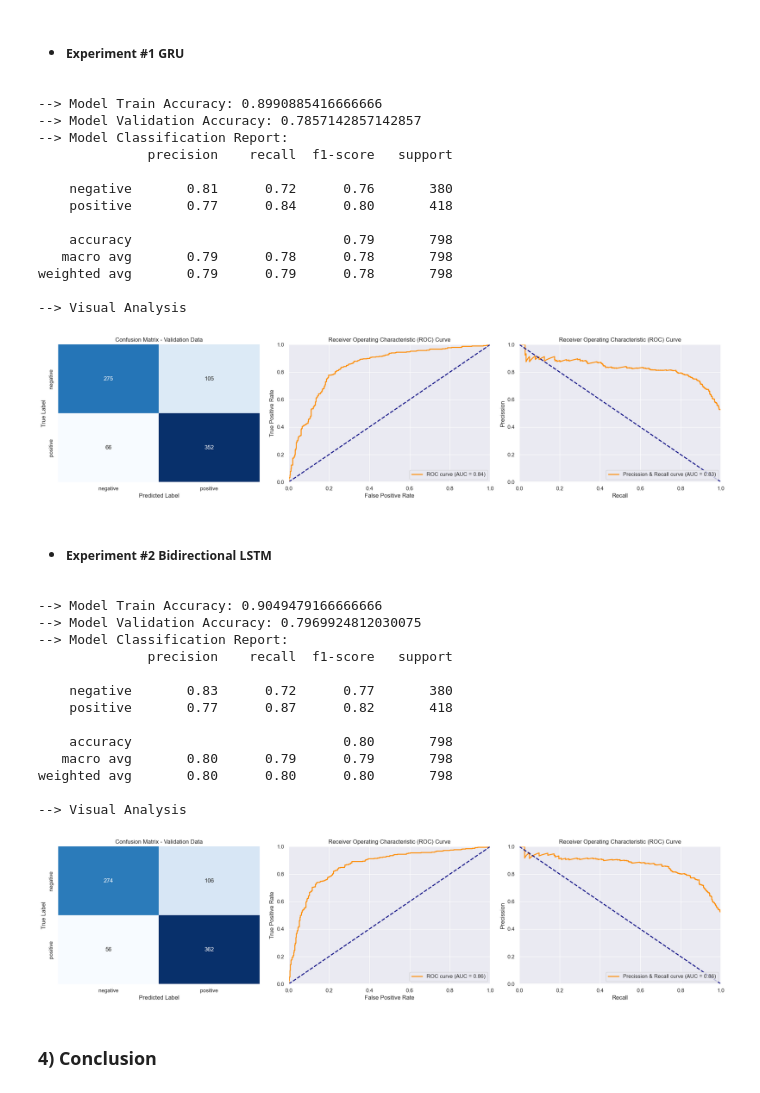
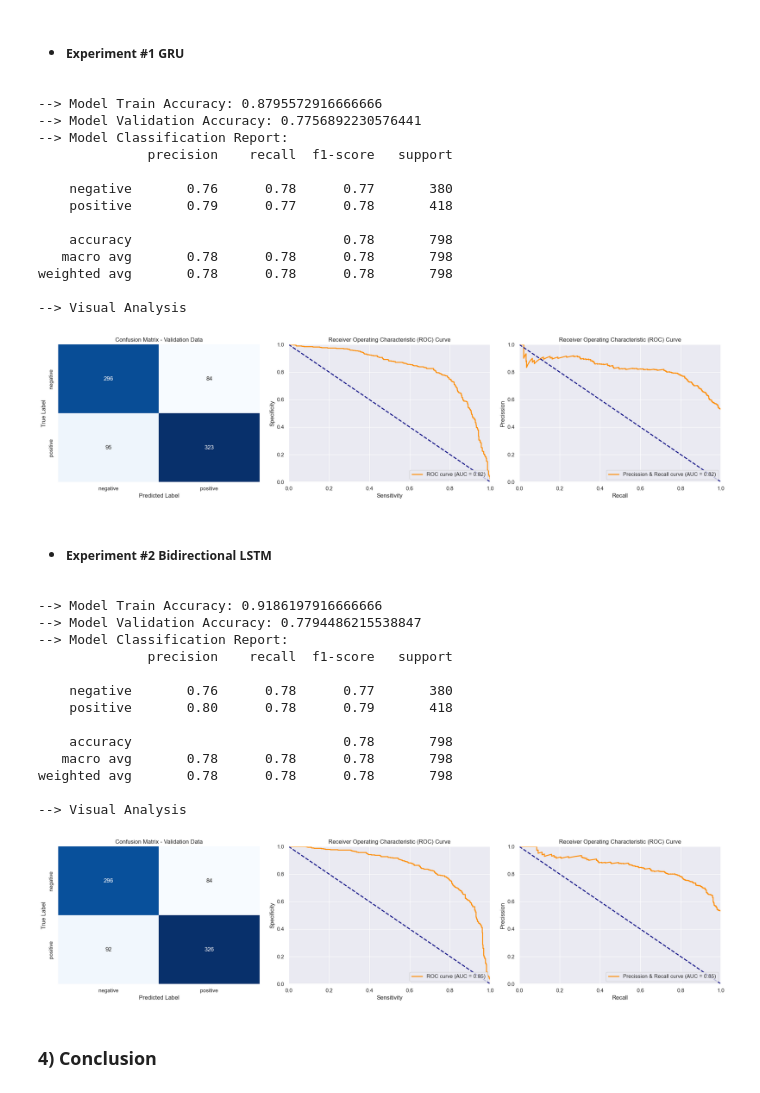
Before and after one commit to jquinatoa/Jquinatoa_Portfolio, a Jupyter notebook: RNN - Sentiment Analysis/sentiment_analysis.ipynb, the cells around one changed output. Cells and saved outputs as stored; diff of their text form; code cells hidden in the pictures.

```diff
--- a/RNN - Sentiment Analysis/sentiment_analysis.ipynb
+++ b/RNN - Sentiment Analysis/sentiment_analysis.ipynb
@@ -513,13 +549,13 @@ model_bilstm.compile(loss='binary_crossentropy', optimizer=Nadam(learning_rate=0
 model_bilstm.summary()
 
 # Define callbacks
-checkpoint_callback = tf.keras.callbacks.ModelCheckpoint(filepath='models/bilstm_model.h5.h5',
+checkpoint_callback_bilstm = tf.keras.callbacks.ModelCheckpoint(filepath='models/bilstm_model.h5',
                                                          save_best_only=True,
                                                          monitor='accuracy',
                                                          mode='max',
                                                          verbose=1)
 
-early_stopping_callback = tf.keras.callbacks.EarlyStopping(monitor='val_loss',
+early_stopping_callback_bilstm = tf.keras.callbacks.EarlyStopping(monitor='val_loss',
                                                           patience=3,
                                                           restore_best_weights=True,
                                                           verbose=1)
@@ -529,5 +565,5 @@ history_bilstm_m = model_bilstm.fit(X_train,
                             batch_size= 1,
                             validation_data=(X_validation, validation_data_labels),
                             epochs = 100,
-                            callbacks=[checkpoint_callback, early_stopping_callback])
+                            callbacks=[checkpoint_callback_bilstm, early_stopping_callback_bilstm])
 # %% [output]
@@ -575,12 +615,12 @@ def visual_analysis(model, data_text, data_labels, data_set, threshold = 0.5):
     plt.subplot(1, 3, 2)
     fpr, tpr, _ = roc_curve(data_labels, predicted_labels)
     roc_auc = auc(fpr, tpr)
-    plt.plot(fpr, tpr, color='darkorange', lw=2, label=f'ROC curve (AUC = {roc_auc:.2f})')
-    plt.plot([0, 1], [0, 1], color='navy', lw=2, linestyle='--')
+    plt.plot(tpr, 1 - fpr, color='darkorange', lw=2, label=f'ROC curve (AUC = {roc_auc:.2f})')
+    plt.plot([1, 0], [0, 1], color='navy', lw=2, linestyle='--')
     plt.xlim([0.0, 1.0])
     plt.ylim([0.0, 1.0])
-    plt.xlabel('False Positive Rate')
-    plt.ylabel('True Positive Rate')
+    plt.xlabel('Sensitivity')
+    plt.ylabel('Specificity')
     plt.title('Receiver Operating Characteristic (ROC) Curve')
     plt.legend(loc='lower right')
 
@@ -604,64 +644,67 @@ def visual_analysis(model, data_text, data_labels, data_set, threshold = 0.5):
 def predictions(model, data_text, threshold):
     # Convert predictions to binary labels (0 or 1)
     predicted_labels = model.predict(data_text, verbose=0).flatten()
-    predicted_labels_binary = [1 if label > threshold else 0 for label in predicted_labels]
-    return predicted_labels_binary
+    predicted_labels_binary = (predicted_labels > threshold).astype('int')
+    return np.array(predicted_labels_binary)
 # %% [markdown]
 * ##### Experiment #1 GRU
 # %%
+threshold = 0.5
 # Calculate accuracy
-accuracy = accuracy_score(train_data_labels, predictions(model_gru, X_train, 0.44))
+accuracy = accuracy_score(train_data_labels, predictions(model_gru, X_train, threshold))
 print(f"--> Model Train Accuracy: {accuracy}")
-accuracy = accuracy_score(validation_data_labels, predictions(model_gru, X_validation, 0.44))
+accuracy = accuracy_score(validation_data_labels, predictions(model_gru, X_validation, threshold))
 print(f"--> Model Validation Accuracy: {accuracy}")
-class_report = classification_report(validation_data_labels, predictions(model_gru, X_validation, 0.44), target_names=['negative', 'positive'])
+class_report = classification_report(validation_data_labels, predictions(model_gru, X_validation, threshold), target_names=['negative', 'positive'])
 print(f"--> Model Classification Report: \n{class_report}")
 
 print('--> Visual Analysis')
-visual_analysis(model_gru, X_validation, validation_data_labels, 'Validation', 0.44)
+visual_analysis(model_gru, X_validation, validation_data_labels, 'Validation', threshold)
 # %% [output]
---> Model Train Accuracy: 0.8990885416666666
---> Model Validation Accuracy: 0.7857142857142857
+--> Model Train Accuracy: 0.8795572916666666
+--> Model Validation Accuracy: 0.7756892230576441
 --> Model Classification Report:
               precision    recall  f1-score   support
 
-    negative       0.81      0.72      0.76       380
-    positive       0.77      0.84      0.80       418
+    negative       0.76      0.78      0.77       380
+    positive       0.79      0.77      0.78       418
 
-    accuracy                           0.79       798
-   macro avg       0.79      0.78      0.78       798
-weighted avg       0.79      0.79      0.78       798
+    accuracy                           0.78       798
+   macro avg       0.78      0.78      0.78       798
+weighted avg       0.78      0.78      0.78       798
 
 --> Visual Analysis
-[figure, old version]
+[figure, new version]
 # %% [markdown]
 * ##### Experiment #2 Bidirectional LSTM
 # %%
+threshold = 0.36
+
 # Calculate accuracy
-accuracy = accuracy_score(train_data_labels, predictions(model_bilstm, X_train, 0.28))
+accuracy = accuracy_score(train_data_labels, predictions(model_bilstm, X_train, threshold))
 print(f"--> Model Train Accuracy: {accuracy}")
-accuracy = accuracy_score(validation_data_labels, predictions(model_bilstm, X_validation, 0.28))
+accuracy = accuracy_score(validation_data_labels, predictions(model_bilstm, X_validation, threshold))
 print(f"--> Model Validation Accuracy: {accuracy}")
-class_report = classification_report(validation_data_labels, predictions(model_bilstm, X_validation, 0.28), target_names=['negative', 'positive'])
+class_report = classification_report(validation_data_labels, predictions(model_bilstm, X_validation, threshold), target_names=['negative', 'positive'])
 print(f"--> Model Classification Report: \n{class_report}")
 
 print('--> Visual Analysis')
-visual_analysis(model_bilstm, X_validation, validation_data_labels, 'Validation', 0.28)
+visual_analysis(model_bilstm, X_validation, validation_data_labels, 'Validation', threshold)
 # %% [output]
---> Model Train Accuracy: 0.9049479166666666
---> Model Validation Accuracy: 0.7969924812030075
+--> Model Train Accuracy: 0.9186197916666666
+--> Model Validation Accuracy: 0.7794486215538847
 --> Model Classification Report:
               precision    recall  f1-score   support
 
-    negative       0.83      0.72      0.77       380
-    positive       0.77      0.87      0.82       418
+    negative       0.76      0.78      0.77       380
+    positive       0.80      0.78      0.79       418
 
-    accuracy                           0.80       798
-   macro avg       0.80      0.79      0.79       798
-weighted avg       0.80      0.80      0.80       798
+    accuracy                           0.78       798
+   macro avg       0.78      0.78      0.78       798
+weighted avg       0.78      0.78      0.78       798
 
 --> Visual Analysis
-[figure, old version]
+[figure, new version]
 # %% [markdown]
 ### **4) Conclusion**
 # %% [markdown]
```
Also changed, not shown: parts of 9 cells of this notebook, 3 other files.
